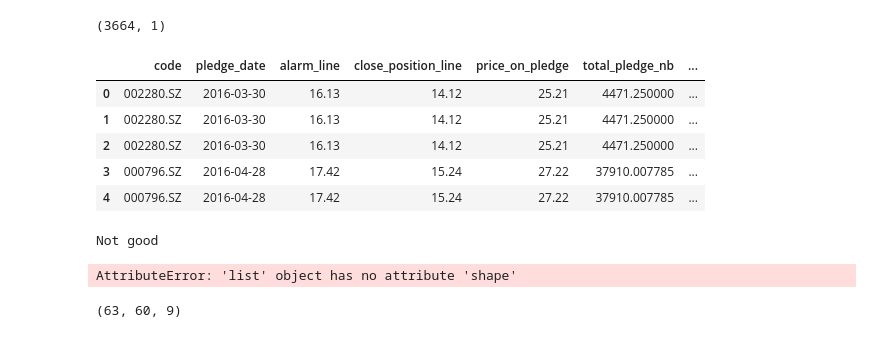
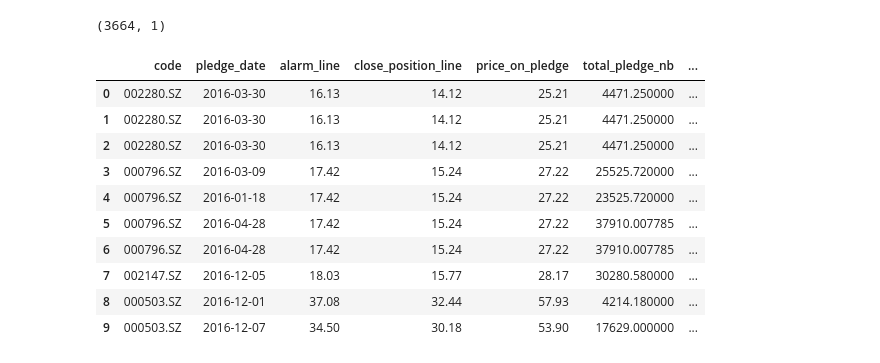
Before and after one commit to TianChenjiang/Networker, a Jupyter notebook: model/Experiment/only_stock_price_model.ipynb, the cells around one changed output. Saved outputs shown, nothing was run; the diff lists cells and outputs as text; code cells hidden in the pictures.

```diff
--- a/model/Experiment/only_stock_price_model.ipynb
+++ b/model/Experiment/only_stock_price_model.ipynb
@@ -49,12 +51,17 @@ pledge = pledge.reset_index(drop=True)
 # %%
-pledge.head()
+pledge.head(10)
 # %% [output]
 |  | code | pledge_date | alarm_line | close_position_line | price_on_pledge | total_pledge_nb | ... |
 | 0 | 002280.SZ | 2016-03-30 | 16.13 | 14.12 | 25.21 | 4471.250000 | ... |
 | 1 | 002280.SZ | 2016-03-30 | 16.13 | 14.12 | 25.21 | 4471.250000 | ... |
 | 2 | 002280.SZ | 2016-03-30 | 16.13 | 14.12 | 25.21 | 4471.250000 | ... |
-| 3 | 000796.SZ | 2016-04-28 | 17.42 | 15.24 | 27.22 | 37910.007785 | ... |
-| 4 | 000796.SZ | 2016-04-28 | 17.42 | 15.24 | 27.22 | 37910.007785 | ... |
+| 3 | 000796.SZ | 2016-03-09 | 17.42 | 15.24 | 27.22 | 25525.720000 | ... |
+| 4 | 000796.SZ | 2016-01-18 | 17.42 | 15.24 | 27.22 | 23525.720000 | ... |
+| 5 | 000796.SZ | 2016-04-28 | 17.42 | 15.24 | 27.22 | 37910.007785 | ... |
+| 6 | 000796.SZ | 2016-04-28 | 17.42 | 15.24 | 27.22 | 37910.007785 | ... |
+| 7 | 002147.SZ | 2016-12-05 | 18.03 | 15.77 | 28.17 | 30280.580000 | ... |
+| 8 | 000503.SZ | 2016-12-01 | 37.08 | 32.44 | 57.93 | 4214.180000 | ... |
+| 9 | 000503.SZ | 2016-12-07 | 34.50 | 30.18 | 53.90 | 17629.000000 | ... |
 # %%
 code_price_dict = dict()
 for i in range(len(code_df)):
@@ -81,21 +99,4 @@ def get_stock_price_by_code(code, lookback, delay, pledge_date, close_position_d
     return close_list, non_close_list
-# %%
-close_list, non_close_list = get_stock_price_by_code(code=pledge.loc[0]['code'],
-                               lookback=60,
-                               delay=30,
-                               pledge_date=pledge.loc[0]['pledge_date'],
-                               close_position_date=pledge.loc[0]['close_position_date'],
-                               code_price_dict=code_price_dict)
-# %% [output]
-Not good
-# %%
-close_list.shape
-# %% [output]
-AttributeError: 'list' object has no attribute 'shape'
-# %%
-non_close_list.shape
-# %% [output]
-(63, 60, 9)
 # %%
 pledge.drop(['code', 'pledge_date', 'close_position_date'], axis=1).head()
 # %% [output]
```
Also changed, not shown: parts of 19 cells of this notebook, 5 other files.
